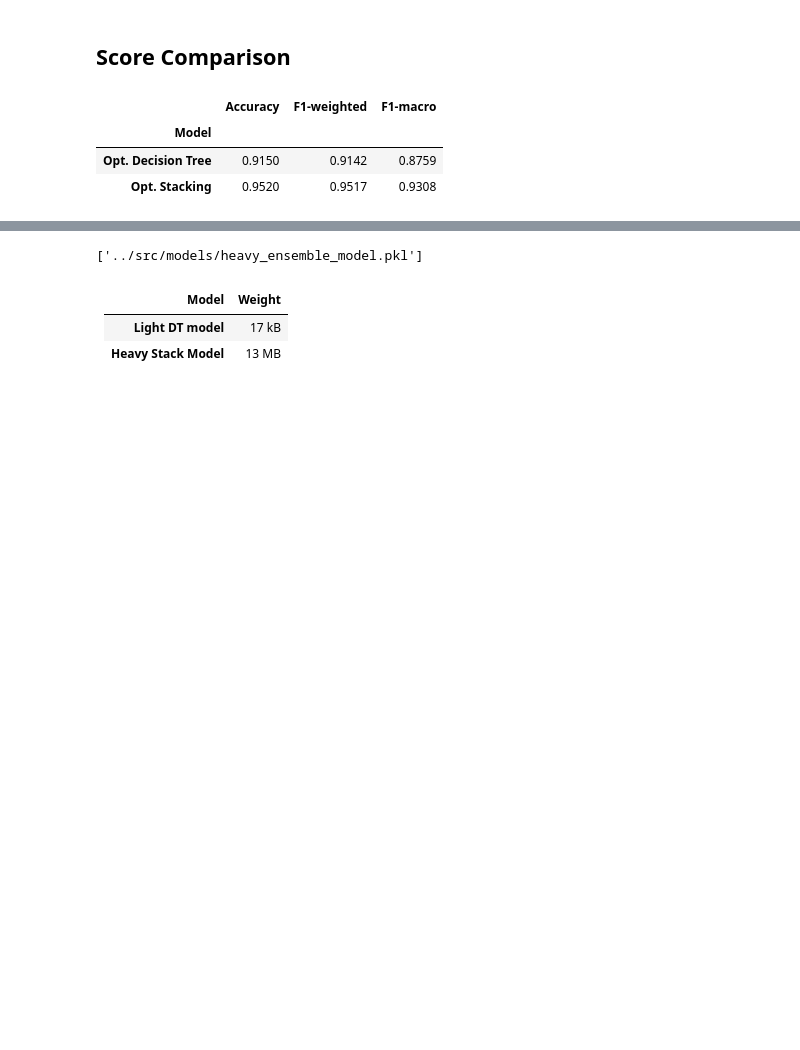
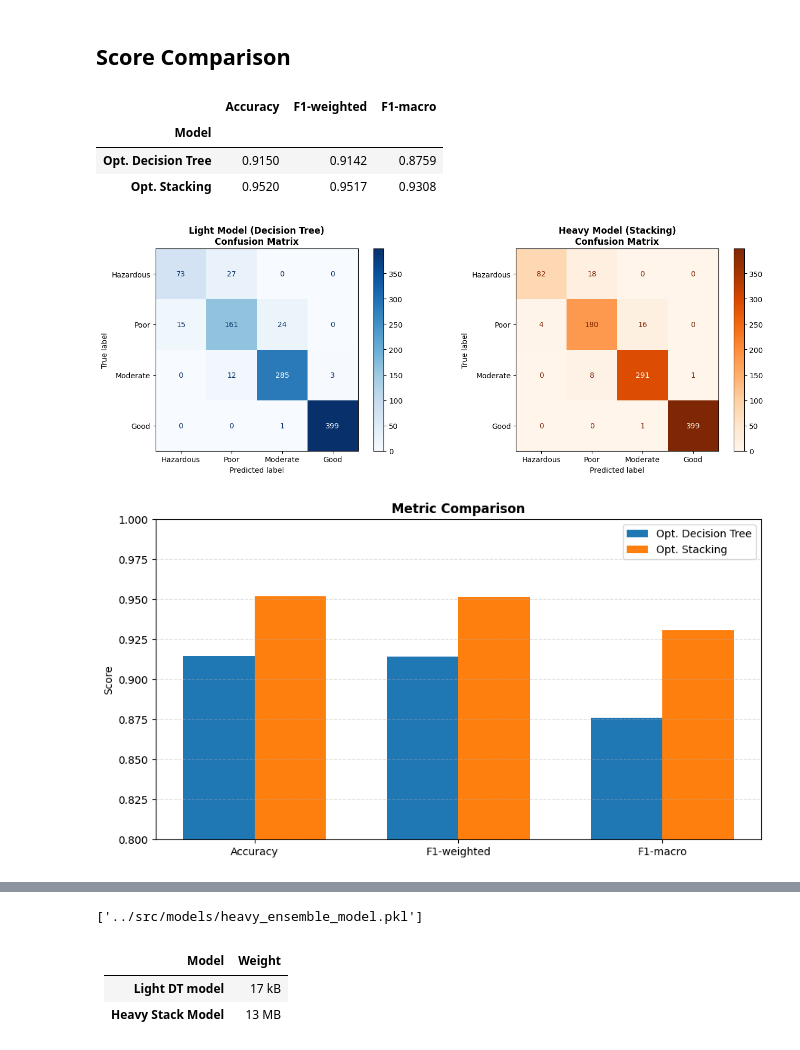
Before and after one commit to josuviteri/Atmo-Ensemble, a Jupyter notebook: notebooks/05_edge.ipynb, the cells around one changed output, grey strips where cells are left out. Drawn from its saved outputs; the diff is of its cells as text; code cells hidden in the pictures; blank space fills up the shorter version.

Commit message:
plots, inference and initial conclussions on edge

```diff
--- a/notebooks/05_edge.ipynb
+++ b/notebooks/05_edge.ipynb
@@ -285,3 +285,50 @@ results.style.format("{:.4f}").highlight_max(axis=0, color="green")
 | Model |  |  |  |
 | Opt. Decision Tree | 0.9150 | 0.9142 | 0.8759 |
 | Opt. Stacking | 0.9520 | 0.9517 | 0.9308 |
+# %%
+from sklearn.metrics import confusion_matrix, ConfusionMatrixDisplay
+import matplotlib.pyplot as plt
+
+# Generate predictions on test set
+light_pred_test = best_dt.predict(X_test)
+heavy_pred_test = stacking_clf.predict(X_test)
+
+cm_light = confusion_matrix(y_test, light_pred_test)
+cm_heavy = confusion_matrix(y_test, heavy_pred_test)
+
+fig, axes = plt.subplots(1, 2, figsize=(14, 5))
+
+# Light Model
+disp_light = ConfusionMatrixDisplay(confusion_matrix=cm_light, display_labels=["Hazardous", "Poor", "Moderate", "Good"])
+disp_light.plot(ax=axes[0], cmap='Blues', values_format='d')
+axes[0].set_title("Light Model (Decision Tree)\nConfusion Matrix", fontsize=12, fontweight='bold')
+
+# Heavy Model
+disp_heavy = ConfusionMatrixDisplay(confusion_matrix=cm_heavy, display_labels=["Hazardous", "Poor", "Moderate", "Good"])
+disp_heavy.plot(ax=axes[1], cmap='Oranges', values_format='d')
+axes[1].set_title("Heavy Model (Stacking)\nConfusion Matrix", fontsize=12, fontweight='bold')
+
+plt.tight_layout()
+plt.show()
+
+fig, ax = plt.subplots(figsize=(9, 5))
+metrics = ["Accuracy", "F1-weighted", "F1-macro"]
+x = np.arange(len(metrics))
+w = 0.35
+
+ax.bar(x - w/2, [accuracy_dt, f1_w_dt, f1_m_dt], width=w, label="Opt. Decision Tree")
+ax.bar(x + w/2, [accuracy_stack, f1_w_stack, f1_m_stack], width=w, label="Opt. Stacking")
+
+ax.set_xticks(x)
+ax.set_xticklabels(metrics)
+ax.set_ylim(0.8, 1.0)
+ax.set_ylabel("Score")
+ax.set_title("Metric Comparison", fontweight="bold")
+ax.grid(axis="y", linestyle="--", alpha=0.4)
+ax.legend()
+
+plt.tight_layout()
+plt.show()
+# %% [output]
+[figure, added]
+[figure, added]
```
Also changed, not shown: parts of 7 cells of this notebook.
